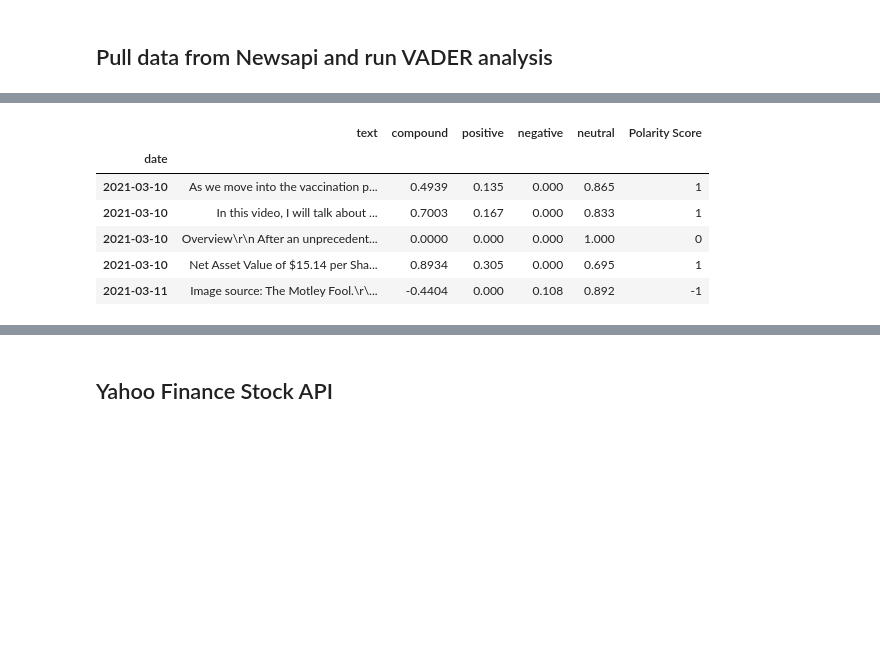
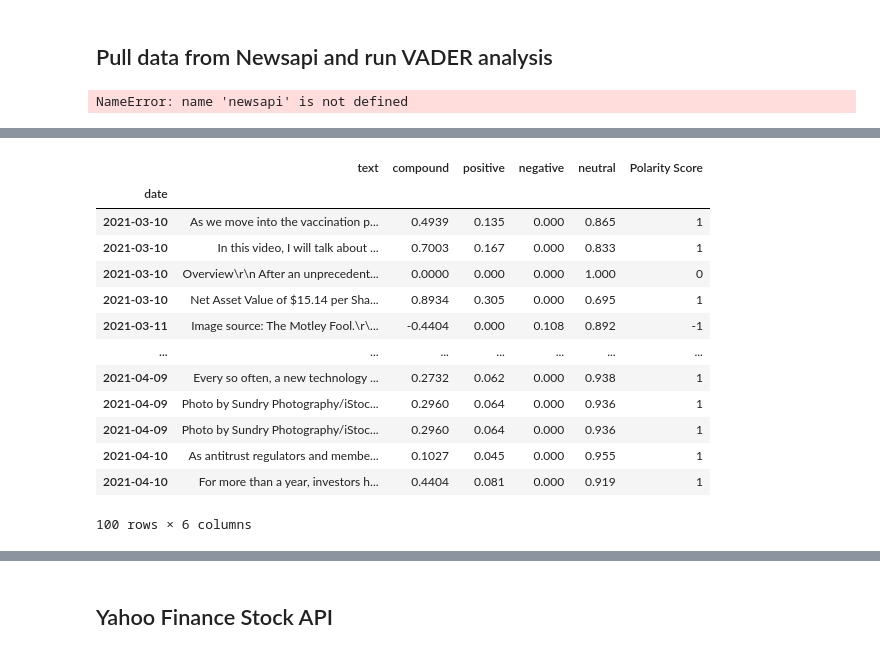
Before and after one commit to lfarlima/Multivariate-Time-Series-Analysis-of-Sentiment-Scores, a Jupyter notebook: Project_2.ipynb, the cells around one changed output, grey strips where cells are left out. Cells and saved outputs as stored; diff of their text form; code cells hidden in the pictures; blank space fills up the shorter version.

```diff
--- a/Project_2.ipynb
+++ b/Project_2.ipynb
@@ -283,16 +251,18 @@ pltr_twitter_sentiment_df.groupby('Polarity Score').size().plot(kind='bar')
 # %%
 # ## THIS IS FOR PROOF OF WORK. DOES NOT RUN ON COLAB
 
-# pltr_headlines = newsapi.get_everything(
-#     q="PLTR",
-#     language="en",
-#     page_size=10,
-#     sort_by="relevancy",
-#     from_param="2021-02-29"
-# )
+pltr_headlines = newsapi.get_everything(
+    q="PLTR",
+    language="en",
+    page_size=10,
+    sort_by="relevancy",
+    from_param="2021-02-29"
+)
 
-# pltr_newsapi_df = pd.DataFrame.from_dict(pltr_headlines["articles"])
-# pltr_newsapi_df.head()
+pltr_newsapi_df = pd.DataFrame.from_dict(pltr_headlines["articles"])
+pltr_newsapi_df.head()
+# %% [output]
+NameError: name 'newsapi' is not defined
 # %%
  # Transform the response dictionary to a DataFrame
 pltr_newsapi_df = pd.read_csv('Newsapi.csv')
@@ -335,20 +306,27 @@ for index, row in pltr_newsapi_df.iterrows():
 # %%
 # Create DataFrame
 pltr_newsapi_sentiment_df = pd.DataFrame(pltr_sentiments)
 
 # Reorder DataFrame columns
 pltr_newsapi_sentiment_df=pltr_newsapi_sentiment_df.sort_values('date')
 pltr_newsapi_sentiment_df['date'] = pd.to_datetime(pltr_newsapi_sentiment_df['date']).dt.date
 pltr_newsapi_sentiment_df.set_index('date',inplace=True)
-pltr_newsapi_sentiment_df.head()
+pltr_newsapi_sentiment_df
 # %% [output]
 |  | text | compound | positive | negative | neutral | Polarity Score |
 | date |  |  |  |  |  |  |
 | 2021-03-10 | As we move into the vaccination p... | 0.4939 | 0.135 | 0.000 | 0.865 | 1 |
 | 2021-03-10 | In this video, I will talk about ... | 0.7003 | 0.167 | 0.000 | 0.833 | 1 |
 | 2021-03-10 | Overview\r\n After an unprecedent... | 0.0000 | 0.000 | 0.000 | 1.000 | 0 |
 | 2021-03-10 | Net Asset Value of $15.14 per Sha... | 0.8934 | 0.305 | 0.000 | 0.695 | 1 |
 | 2021-03-11 | Image source: The Motley Fool.\r\... | -0.4404 | 0.000 | 0.108 | 0.892 | -1 |
+| ... | ... | ... | ... | ... | ... | ... |
+| 2021-04-09 | Every so often, a new technology ... | 0.2732 | 0.062 | 0.000 | 0.938 | 1 |
+| 2021-04-09 | Photo by Sundry Photography/iStoc... | 0.2960 | 0.064 | 0.000 | 0.936 | 1 |
+| 2021-04-09 | Photo by Sundry Photography/iStoc... | 0.2960 | 0.064 | 0.000 | 0.936 | 1 |
+| 2021-04-10 | As antitrust regulators and membe... | 0.1027 | 0.045 | 0.000 | 0.955 | 1 |
+| 2021-04-10 | For more than a year, investors h... | 0.4404 | 0.081 | 0.000 | 0.919 | 1 |
+100 rows × 6 columns
 # %%
 ### CALCULATE AVERAGE BY DATE
 newsapi_sent_avg = pltr_newsapi_sentiment_df.groupby('date', as_index=True, sort=True)['compound','positive','negative','neutral','Polarity Score'].mean()
```
Also changed, not shown: parts of 89 cells of this notebook.
